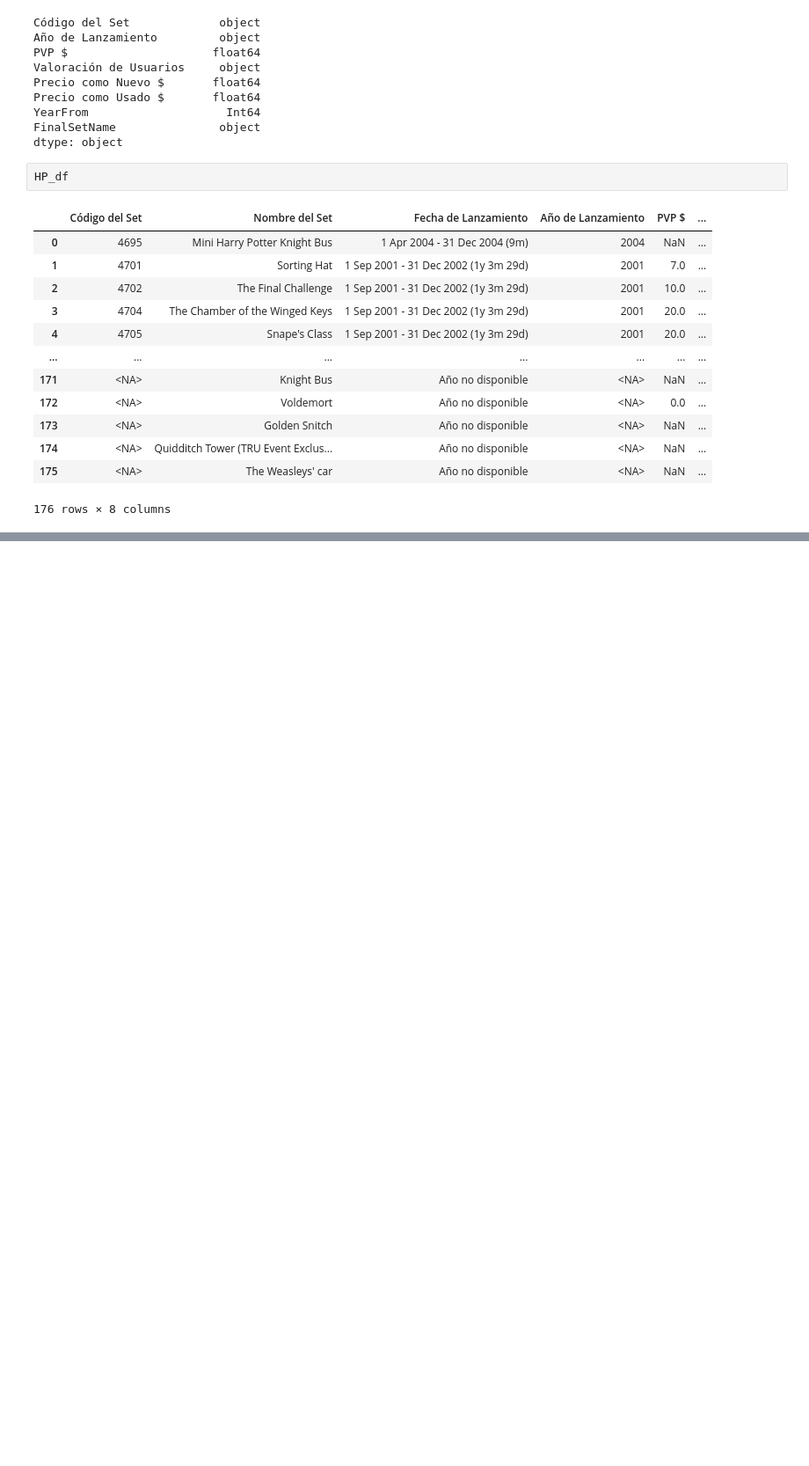
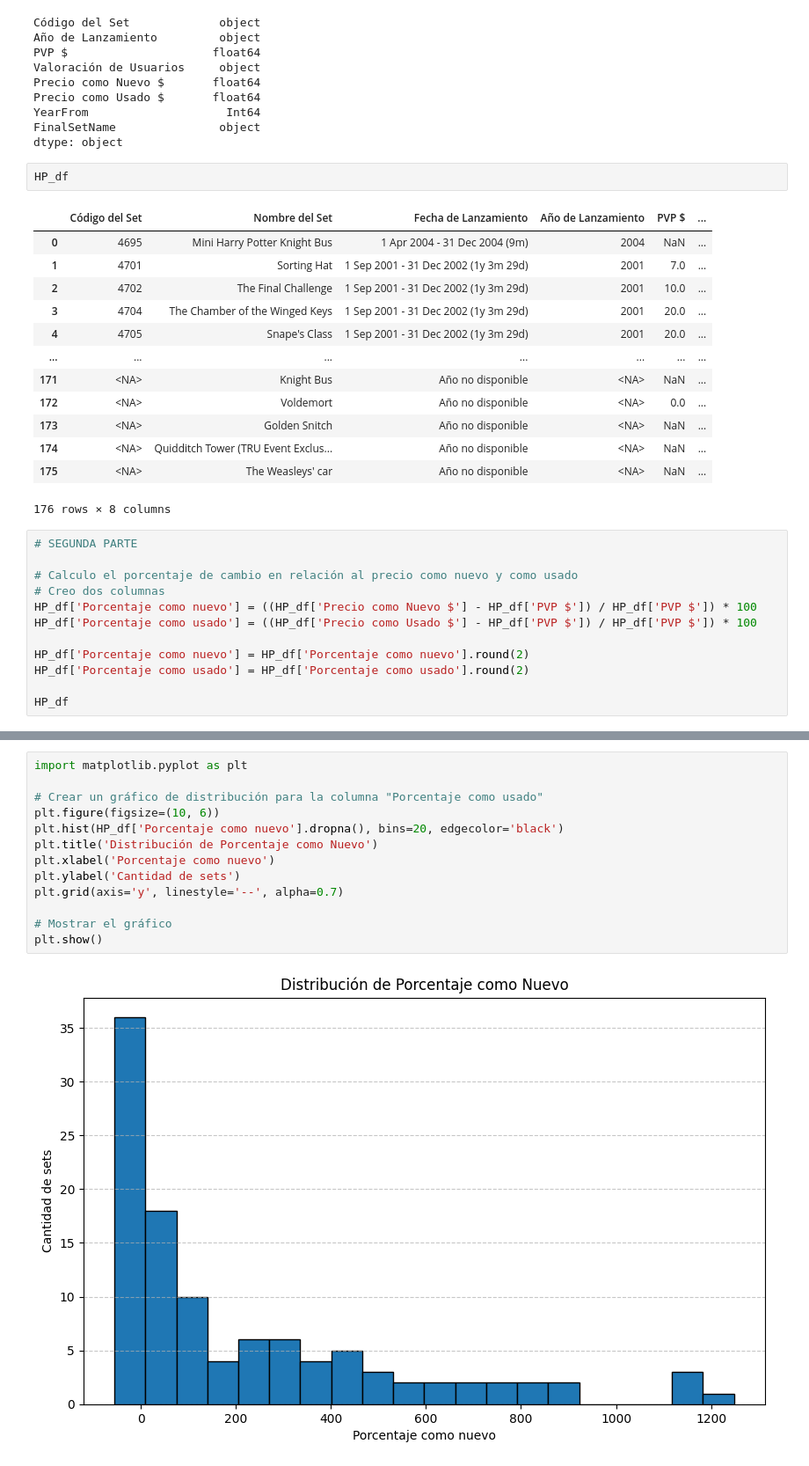
Before and after one commit to aliciacaminero/Proyect_LEA, a Jupyter notebook: DF_Harry_Potter.ipynb, the cells around one changed output, grey strips where cells are left out. Shown at 88% size. Saved outputs shown, nothing was run; the diff lists cells and outputs as text; blank space fills up the shorter version.

```diff
--- a/DF_Harry_Potter.ipynb
+++ b/DF_Harry_Potter.ipynb
@@ -116,3 +116,15 @@ HP_df
 | 174 | <NA> | Quidditch Tower (TRU Event Exclus... | Año no disponible | <NA> | NaN | ... |
 | 175 | <NA> | The Weasleys' car | Año no disponible | <NA> | NaN | ... |
 176 rows × 8 columns
+# %%
+# SEGUNDA PARTE
+
+# Calculo el porcentaje de cambio en relación al precio como nuevo y como usado
+# Creo dos columnas
+HP_df['Porcentaje como nuevo'] = ((HP_df['Precio como Nuevo $'] - HP_df['PVP $']) / HP_df['PVP $']) * 100
+HP_df['Porcentaje como usado'] = ((HP_df['Precio como Usado $'] - HP_df['PVP $']) / HP_df['PVP $']) * 100
+
+HP_df['Porcentaje como nuevo'] = HP_df['Porcentaje como nuevo'].round(2)
+HP_df['Porcentaje como usado'] = HP_df['Porcentaje como usado'].round(2)
+
+HP_df
@@ -118,0 +154,15 @@ HP_df
+# %%
+import matplotlib.pyplot as plt
+
+# Crear un gráfico de distribución para la columna "Porcentaje como usado"
+plt.figure(figsize=(10, 6))
+plt.hist(HP_df['Porcentaje como nuevo'].dropna(), bins=20, edgecolor='black')
+plt.title('Distribución de Porcentaje como Nuevo')
+plt.xlabel('Porcentaje como nuevo')
+plt.ylabel('Cantidad de sets')
+plt.grid(axis='y', linestyle='--', alpha=0.7)
+
+# Mostrar el gráfico
+plt.show()
+# %% [output]
+[figure, added]
```
Also changed, not shown: parts of 4 cells of this notebook.
